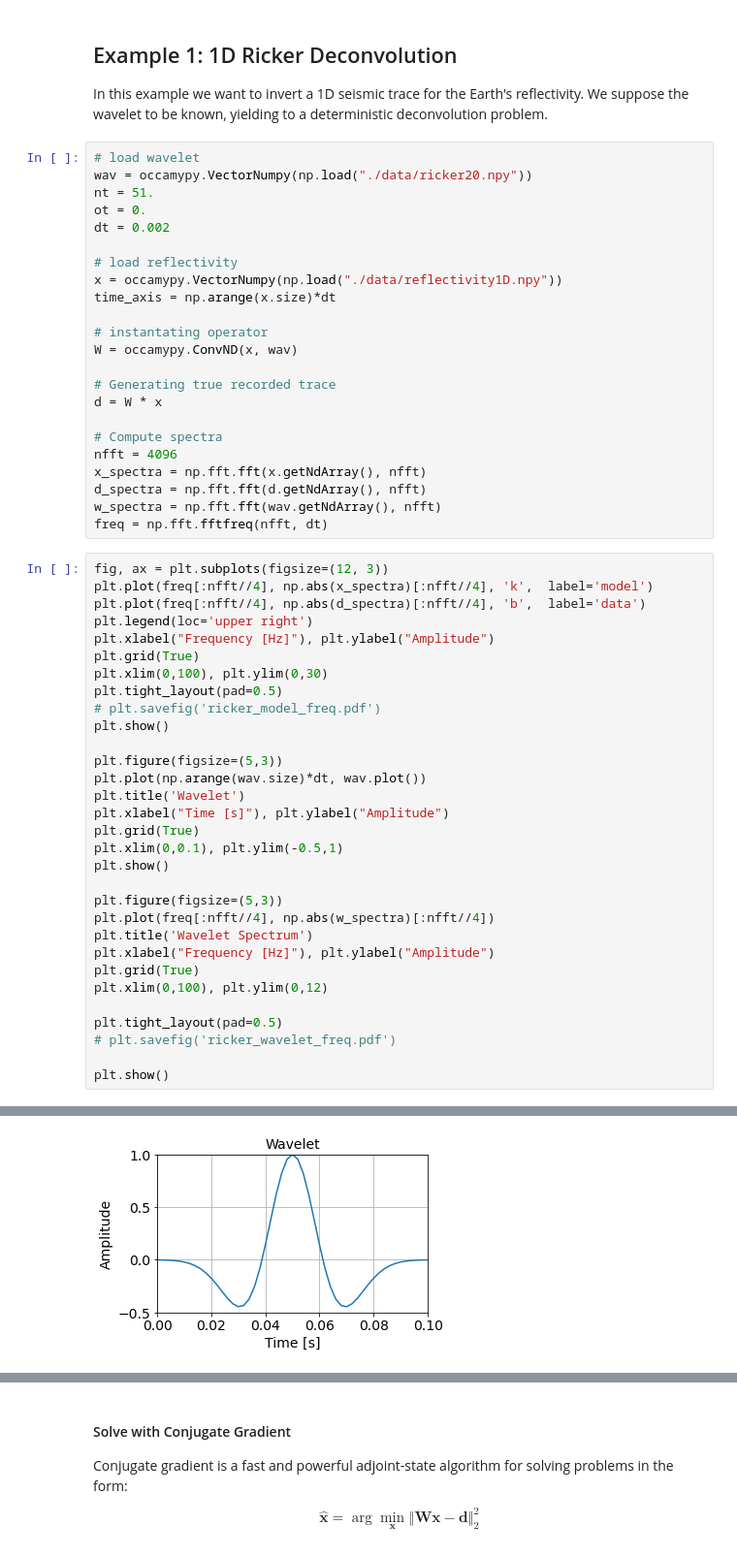
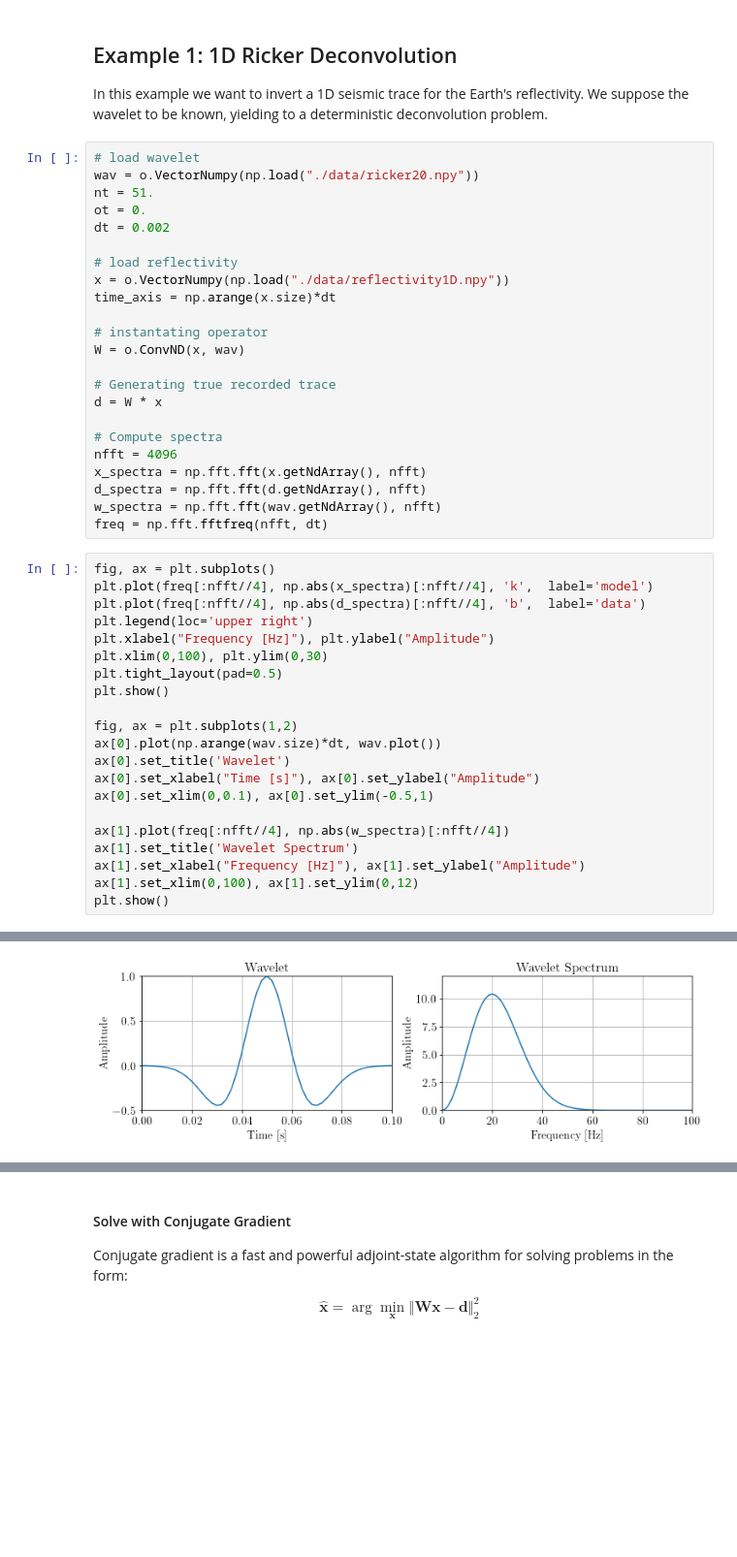
Before and after one commit to fpicetti/occamypy, a Jupyter notebook: tutorials/SplitBregman Examples.ipynb, the cells around one changed output, grey strips where cells are left out. Shown at 97% size. Saved outputs shown, nothing was run; the diff lists cells and outputs as text; blank space fills up the shorter version.

```diff
--- a/tutorials/SplitBregman Examples.ipynb
+++ b/tutorials/SplitBregman Examples.ipynb
@@ -49,17 +52,17 @@ In this example we want to invert a 1D seismic trace for the Earth's reflectivit
 We suppose the wavelet to be known, yielding  to a deterministic deconvolution problem.
 # %%
 # load wavelet
-wav = occamypy.VectorNumpy(np.load("./data/ricker20.npy"))
+wav = o.VectorNumpy(np.load("./data/ricker20.npy"))
 nt = 51.
 ot = 0.
 dt = 0.002
 
 # load reflectivity
-x = occamypy.VectorNumpy(np.load("./data/reflectivity1D.npy"))
+x = o.VectorNumpy(np.load("./data/reflectivity1D.npy"))
 time_axis = np.arange(x.size)*dt
 
 # instantating operator
-W = occamypy.ConvND(x, wav)
+W = o.ConvND(x, wav)
 
 # Generating true recorded trace
 d = W * x
@@ -71,34 +74,24 @@ d_spectra = np.fft.fft(d.getNdArray(), nfft)
 w_spectra = np.fft.fft(wav.getNdArray(), nfft)
 freq = np.fft.fftfreq(nfft, dt)
 # %%
-fig, ax = plt.subplots(figsize=(12, 3))
+fig, ax = plt.subplots()
 plt.plot(freq[:nfft//4], np.abs(x_spectra)[:nfft//4], 'k',  label='model')
 plt.plot(freq[:nfft//4], np.abs(d_spectra)[:nfft//4], 'b',  label='data')
 plt.legend(loc='upper right')
 plt.xlabel("Frequency [Hz]"), plt.ylabel("Amplitude")
-plt.grid(True)
 plt.xlim(0,100), plt.ylim(0,30)
 plt.tight_layout(pad=0.5)
-# plt.savefig('ricker_model_freq.pdf')
 plt.show()
 
-plt.figure(figsize=(5,3))
-plt.plot(np.arange(wav.size)*dt, wav.plot())
-plt.title('Wavelet')
-plt.xlabel("Time [s]"), plt.ylabel("Amplitude")
-plt.grid(True)
-plt.xlim(0,0.1), plt.ylim(-0.5,1)
+fig, ax = plt.subplots(1,2)
+ax[0].plot(np.arange(wav.size)*dt, wav.plot())
+ax[0].set_title('Wavelet')
+ax[0].set_xlabel("Time [s]"), ax[0].set_ylabel("Amplitude")
+ax[0].set_xlim(0,0.1), ax[0].set_ylim(-0.5,1)
+
+ax[1].plot(freq[:nfft//4], np.abs(w_spectra)[:nfft//4])
+ax[1].set_title('Wavelet Spectrum')
+ax[1].set_xlabel("Frequency [Hz]"), ax[1].set_ylabel("Amplitude")
+ax[1].set_xlim(0,100), ax[1].set_ylim(0,12)
 plt.show()
-
-plt.figure(figsize=(5,3))
-plt.plot(freq[:nfft//4], np.abs(w_spectra)[:nfft//4])
-plt.title('Wavelet Spectrum')
-plt.xlabel("Frequency [Hz]"), plt.ylabel("Amplitude")
-plt.grid(True)
-plt.xlim(0,100), plt.ylim(0,12)
-
-plt.tight_layout(pad=0.5)
-# plt.savefig('ricker_wavelet_freq.pdf')
-
-plt.show()
 # %% [output]
@@ -106 +99 @@ plt.show()
-[figure, old version]
+[figure, new version]
```
Also changed, not shown: parts of 40 cells of this notebook, 22 other files.
